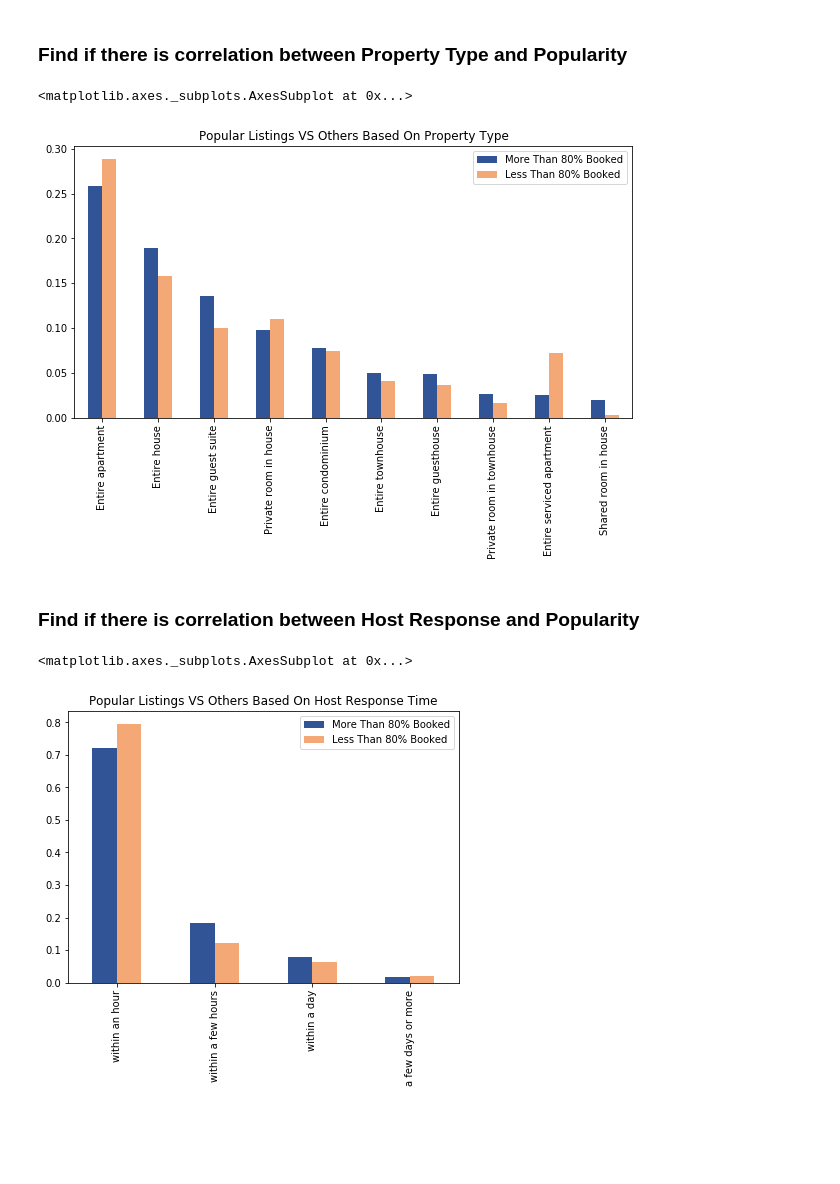
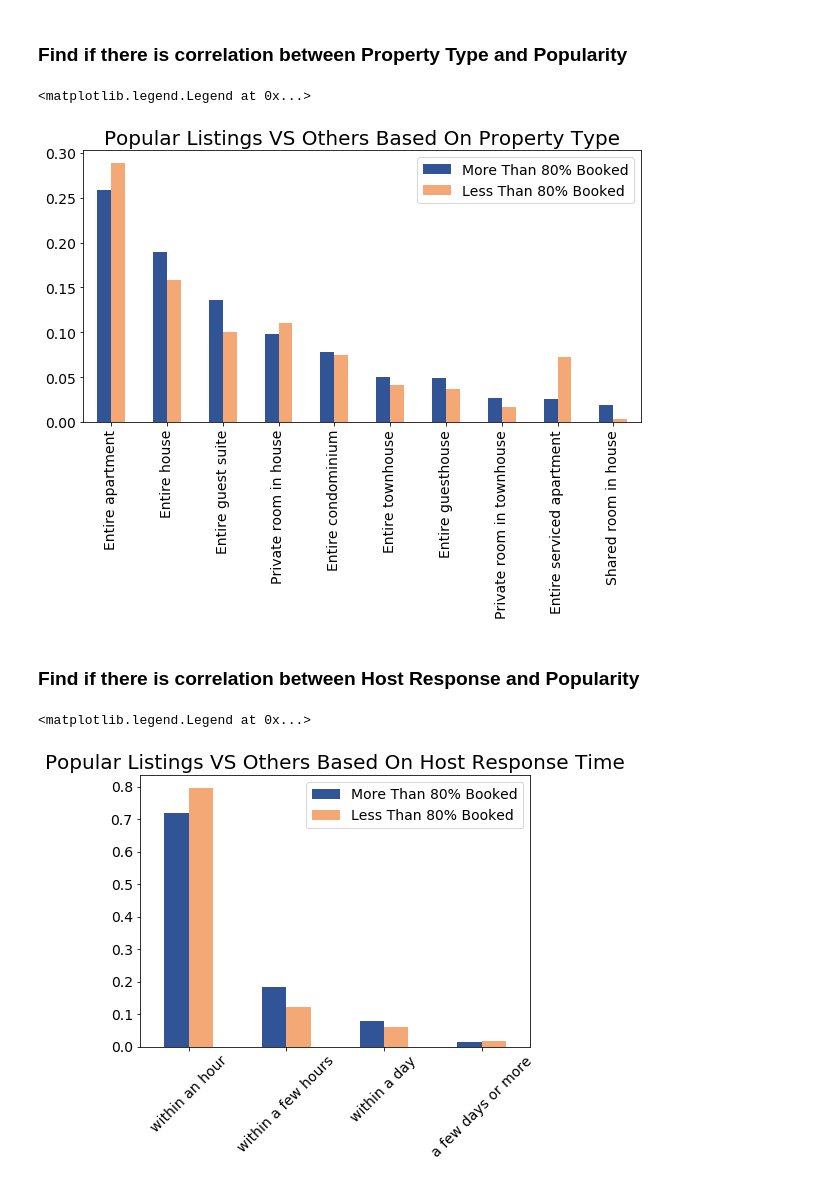
Before and after one commit to bayarealife/AirBnb_Seattle_Data_Analysis, a Jupyter notebook: AirBnB_Seattle_Data_Analysis.ipynb, the cells around one changed output. Cells and saved outputs as stored; diff of their text form; code cells hidden in the pictures; blank space fills up the shorter version.

```diff
--- a/AirBnB_Seattle_Data_Analysis.ipynb
+++ b/AirBnB_Seattle_Data_Analysis.ipynb
@@ -184,14 +192,17 @@ df_hostIdVerified.plot(kind='bar', rot=45, figsize=(5,5), use_index=True, \
 # %%
 ## Check correlation to property type
 df_propertyType=pd.concat([df_listing_cp[df_listing_cp['Booking Percentage']>=80]['property_type'].value_counts(normalize=True),\
                            df_listing_cp[df_listing_cp['Booking Percentage']<80]['property_type'].value_counts(normalize=True)],\
                           axis=1)
 df_propertyType.columns=['More Than 80% Booked','Less Than 80% Booked']
-df_propertyType.iloc[:10,:].plot(kind='bar', rot=90, figsize=(10,5), use_index=True, \
-                                 title='Popular Listings VS Others Based On Property Type', color=['#305496','#F3A875'])
+fig4 = df_propertyType.iloc[:10,:].plot(kind='bar', rot=90, figsize=(10,5), use_index=True, \
+                                 title='Popular Listings VS Others Based On Property Type', \
+                                 color=['#305496','#F3A875'], fontsize=14)
+fig4.axes.title.set_size(20)
+fig4.legend(fontsize=14)
 # %% [output]
-<matplotlib.axes._subplots.AxesSubplot at 0x...>
+<matplotlib.legend.Legend at 0x...>
-[figure, old version]
+[figure, new version]
 # %% [markdown]
 ### Find if there is correlation between Host Response and Popularity
 # %%
@@ -200,11 +211,14 @@ df_propertyType=pd.concat([df_listing_cp[df_listing_cp['Booking Percentage']>=80
                            df_listing_cp[df_listing_cp['Booking Percentage']<80]['host_response_time'].value_counts(normalize=True)],\
                           axis=1)
 df_propertyType.columns=['More Than 80% Booked','Less Than 80% Booked']
-df_propertyType.iloc[:10,:].plot(kind='bar', rot=90, figsize=(7,5), use_index=True, \
-                                 title='Popular Listings VS Others Based On Host Response Time', color=['#305496','#F3A875'])
+fig5 = df_propertyType.iloc[:10,:].plot(kind='bar', rot=45, figsize=(7,5), use_index=True, \
+                                 title='Popular Listings VS Others Based On Host Response Time', \
+                                 color=['#305496','#F3A875'], fontsize=14)
+fig5.axes.title.set_size(20)
+fig5.legend(fontsize=14)
 # %% [output]
-<matplotlib.axes._subplots.AxesSubplot at 0x...>
+<matplotlib.legend.Legend at 0x...>
-[figure, old version]
+[figure, new version]
 # %%
 bins=[-1,50,75,90,100]
 labels = ['0-50%','50-75%','75-90%','90-100%']
```
Also changed, not shown: parts of 4 cells of this notebook.
